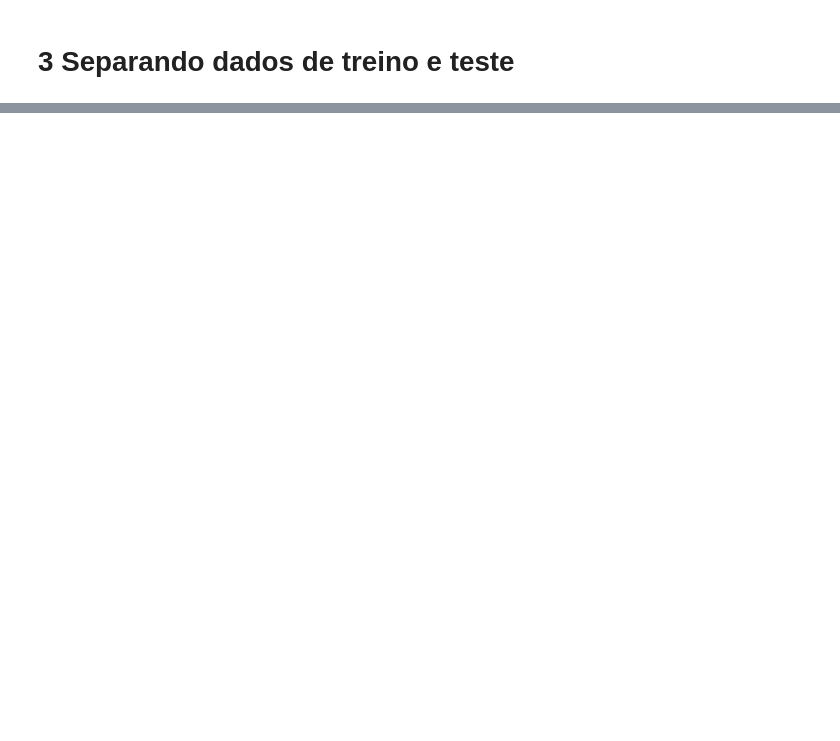
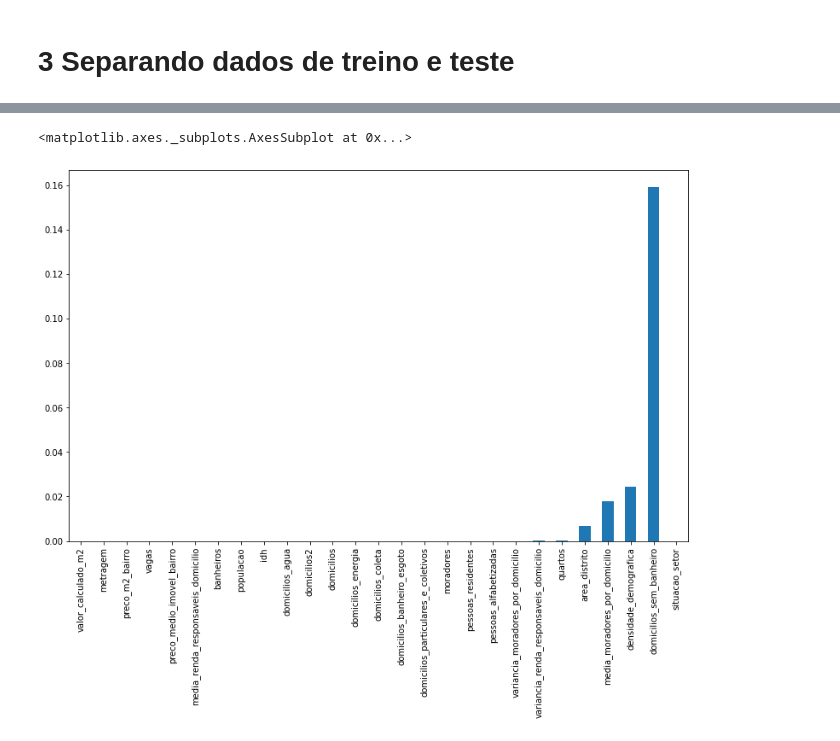
Before and after one commit to gustavor10silva/precificacao_imoveis, a Jupyter notebook: 4_modelo_de_regressao.ipynb, the cells around one changed output, grey strips where cells are left out. Drawn from its saved outputs; the diff is of its cells as text; code cells hidden in the pictures; blank space fills up the shorter version.

```diff
--- a/4_modelo_de_regressao.ipynb
+++ b/4_modelo_de_regressao.ipynb
@@ -355,0 +678,7 @@ df_results_random_forest.to_csv('/content/drive/MyDrive/Alura/imersao_dados4/df_
+# %%
+univariate = f_regression(X_train.fillna(0), y_train)
+
+univariate = pd.Series(univariate[1])
+
+univariate.index = X_train.columns
+univariate.sort_values(ascending = True, inplace = True)
@@ -355,0 +705,5 @@ df_results_random_forest.to_csv('/content/drive/MyDrive/Alura/imersao_dados4/df_
+# %%
+univariate.plot.bar(figsize = (13,8))
+# %% [output]
+<matplotlib.axes._subplots.AxesSubplot at 0x...>
+[figure, added]
```
Also changed, not shown: parts of 137 cells of this notebook.
